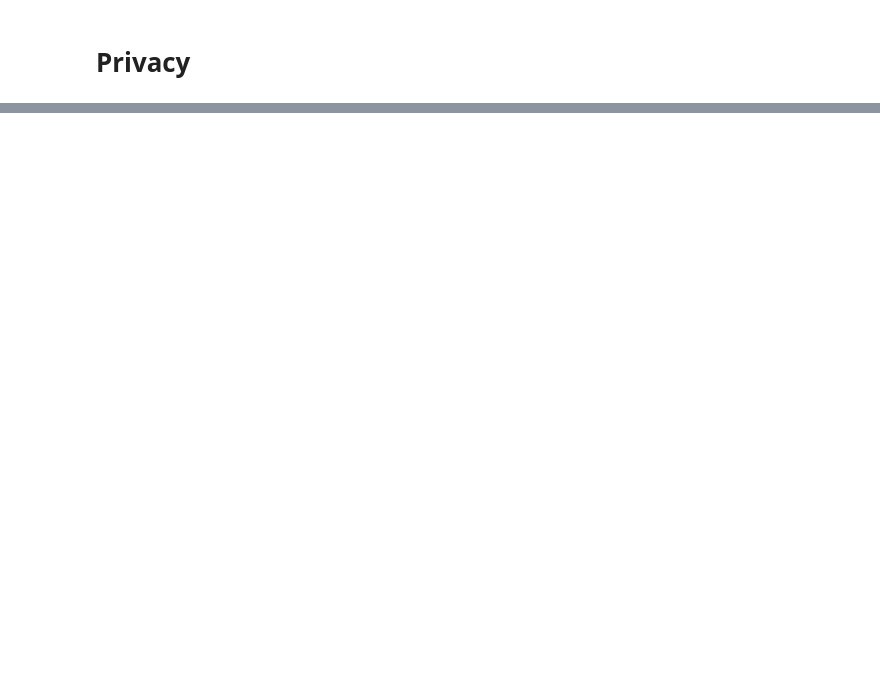
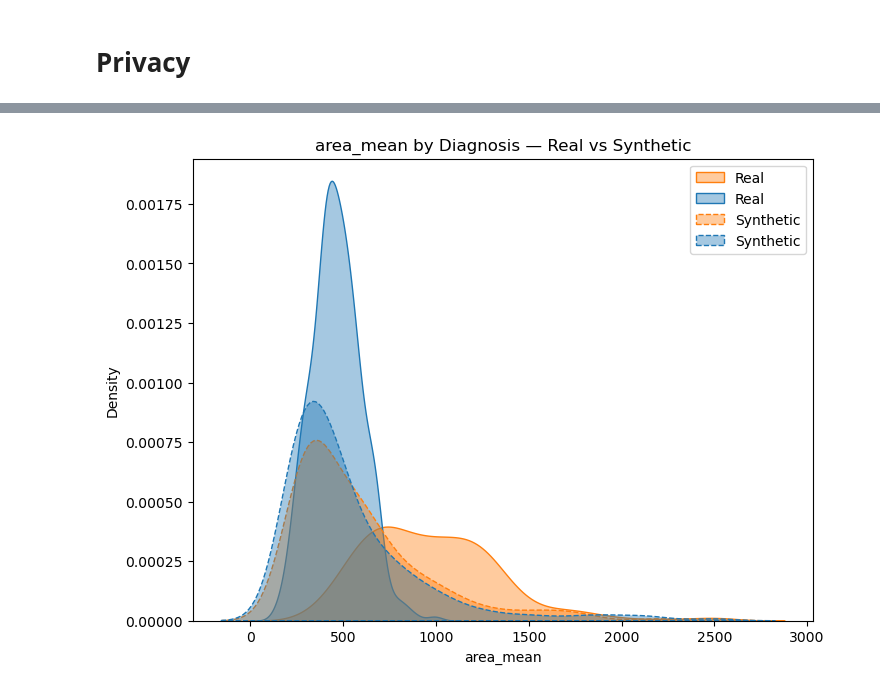
Before and after one commit to gopibattineni/Synthetic_Data_Evaluation-, a Jupyter notebook: SDV models - CopulaGAN.ipynb, the cells around one changed output, grey strips where cells are left out. Drawn from its saved outputs; the diff is of its cells as text; code cells hidden in the pictures; blank space fills up the shorter version.

```diff
--- a/SDV models - CopulaGAN.ipynb
+++ b/SDV models - CopulaGAN.ipynb
@@ -462,0 +617,15 @@ Average Nearest Neighbor Distance (Synthetic → Real): 7.3034
+# %%
+# Compare conditional distributions (numeric ↔ categorical)
+
+import seaborn as sns
+
+feature = "area_mean"
+
+plt.figure(figsize=(8,6))
+sns.kdeplot(data=real_df, x=feature, hue="diagnosis", fill=True, alpha=0.4, label="Real")
+sns.kdeplot(data=synth_df, x=feature, hue="diagnosis", fill=True, alpha=0.4, linestyle="--", label="Synthetic")
+plt.title(f"{feature} by Diagnosis — Real vs Synthetic")
+plt.legend()
+plt.show()
+# %% [output]
+[figure, added]
```
Also changed, not shown: parts of 21 cells of this notebook, 1 other file.
